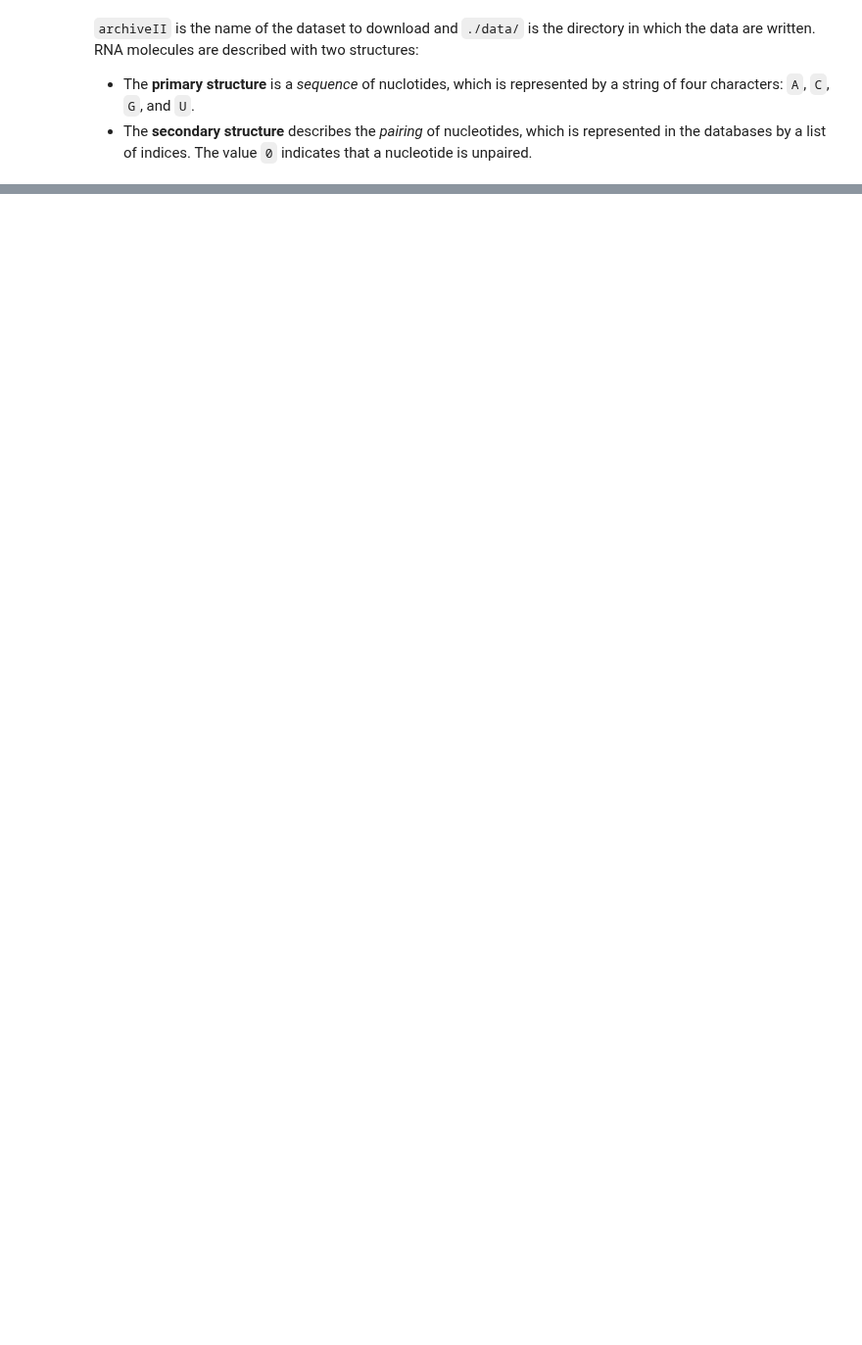
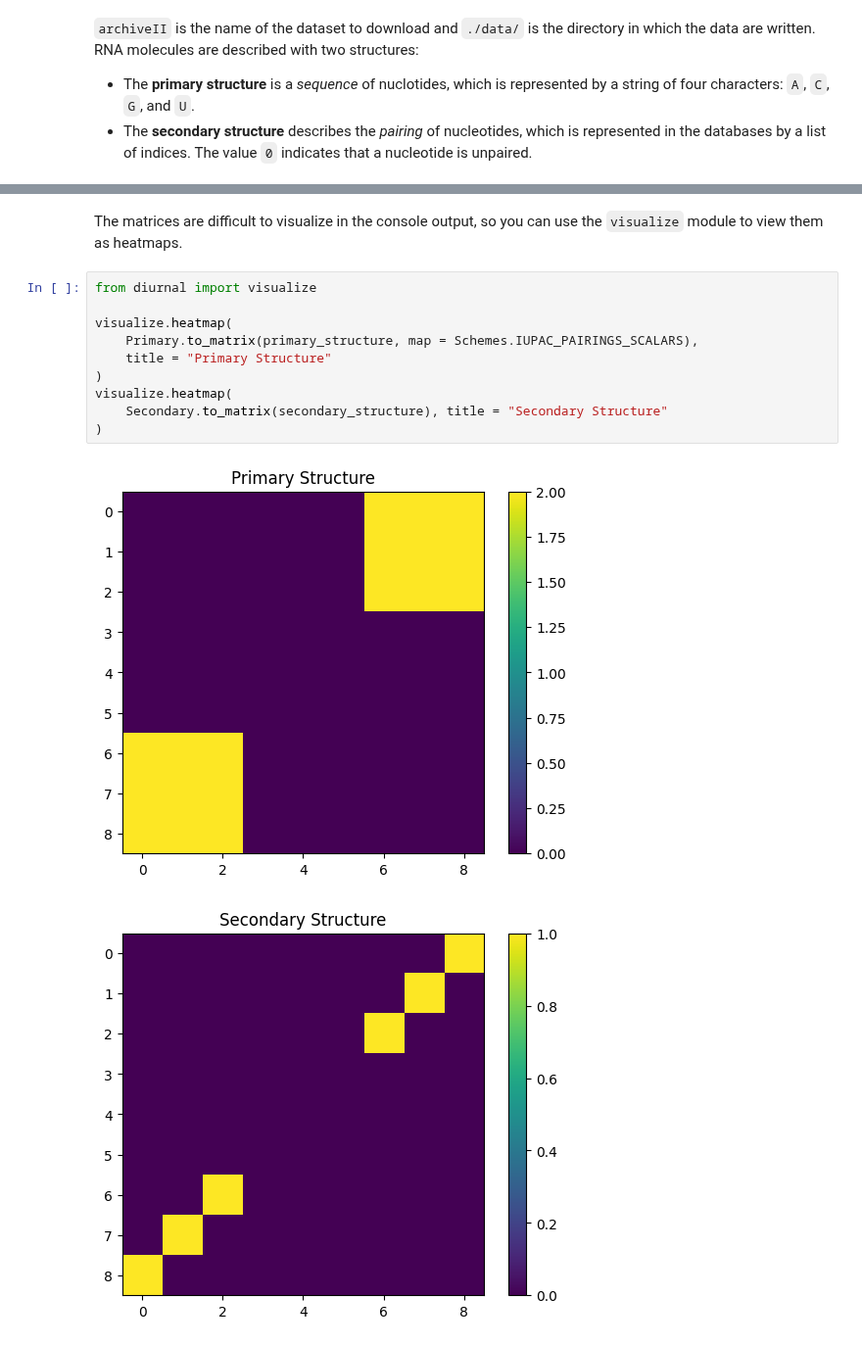
Before and after one commit to Vincent-Therrien/diurnal, a Jupyter notebook: demo/example.ipynb, the cells around one changed output, grey strips where cells are left out. Shown at 98% size. Saved outputs shown, nothing was run; the diff lists cells and outputs as text; blank space fills up the shorter version.

```diff
--- a/demo/example.ipynb
+++ b/demo/example.ipynb
@@ -78,0 +102,16 @@ Shadow of the secondary structure:
+# %% [markdown]
+The matrices are difficult to visualize in the console output, so you can use
+the `visualize` module to view them as heatmaps.
+# %%
+from diurnal import visualize
+
+visualize.heatmap(
+    Primary.to_matrix(primary_structure, map = Schemes.IUPAC_PAIRINGS_SCALARS),
+    title = "Primary Structure"
+)
+visualize.heatmap(
+    Secondary.to_matrix(secondary_structure), title = "Secondary Structure"
+)
+# %% [output]
+[figure, added]
+[figure, added]
```
Also changed, not shown: parts of 34 cells of this notebook, 12 other files.
